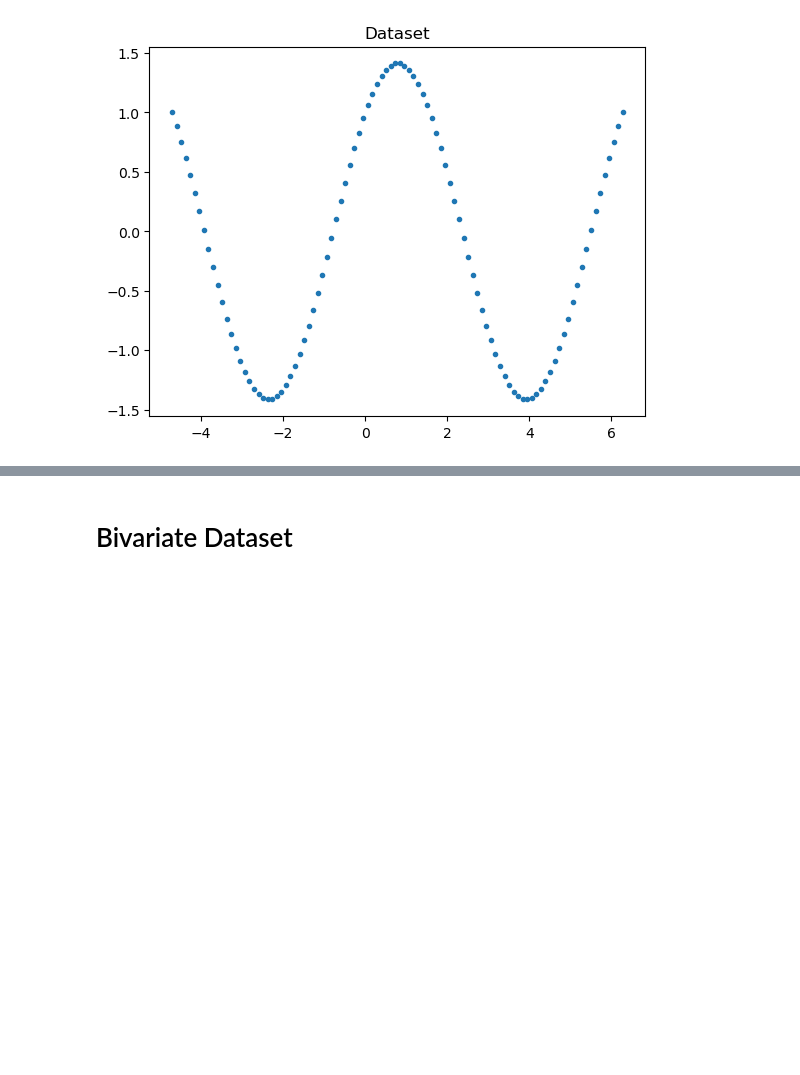
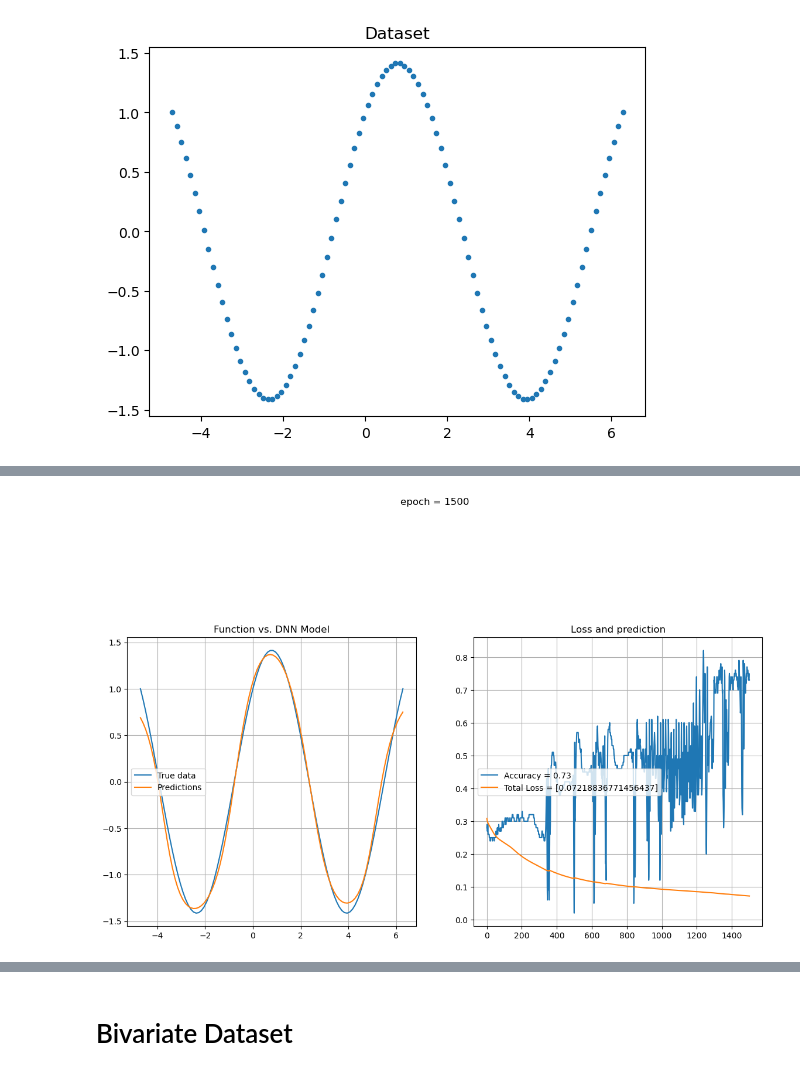
Before and after one commit to kalagotla/simple_dnns, a Jupyter notebook: dnns_with_pytorch.ipynb, the cells around one changed output, grey strips where cells are left out. Saved outputs shown, nothing was run; the diff lists cells and outputs as text; code cells hidden in the pictures; blank space fills up the shorter version.

```diff
--- a/dnns_with_pytorch.ipynb
+++ b/dnns_with_pytorch.ipynb
@@ -98,0 +102,9 @@ model1.train()
+# %%
+model1.epochs = 1501
+model1.learning_rate = 0.05
+model1.set_parameters()
+model1.continue_train()
+
+model1.train()
+# %% [output]
+[figure, added]
```
Also changed, not shown: parts of 23 cells of this notebook, 3 other files.
